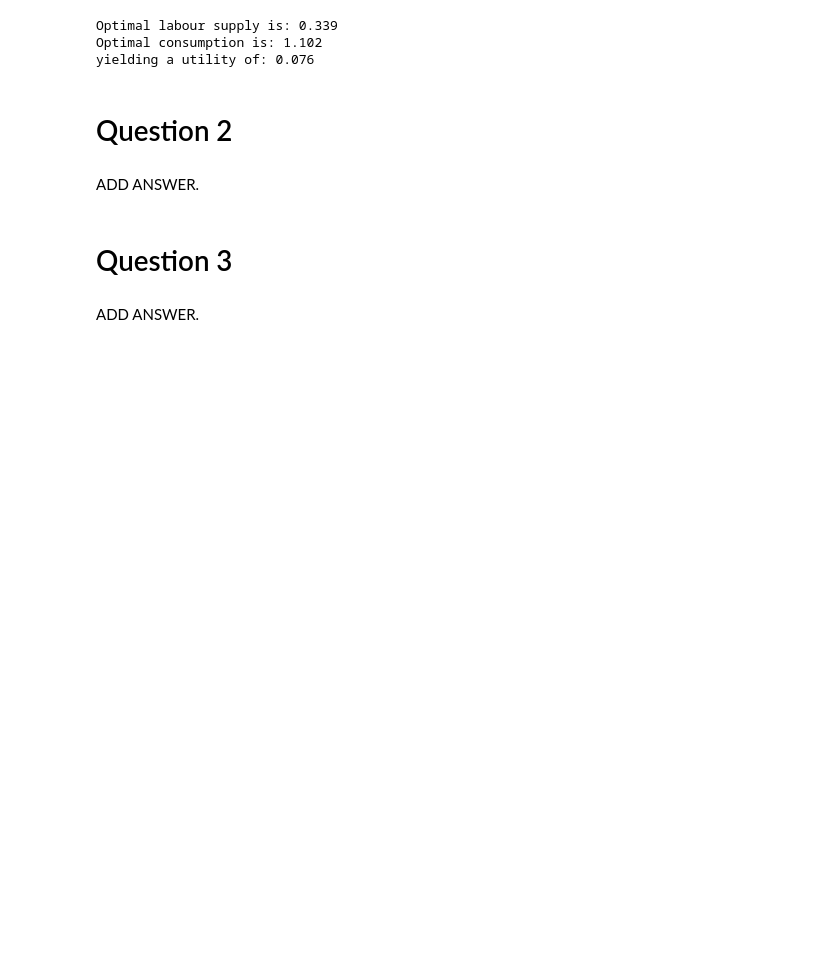
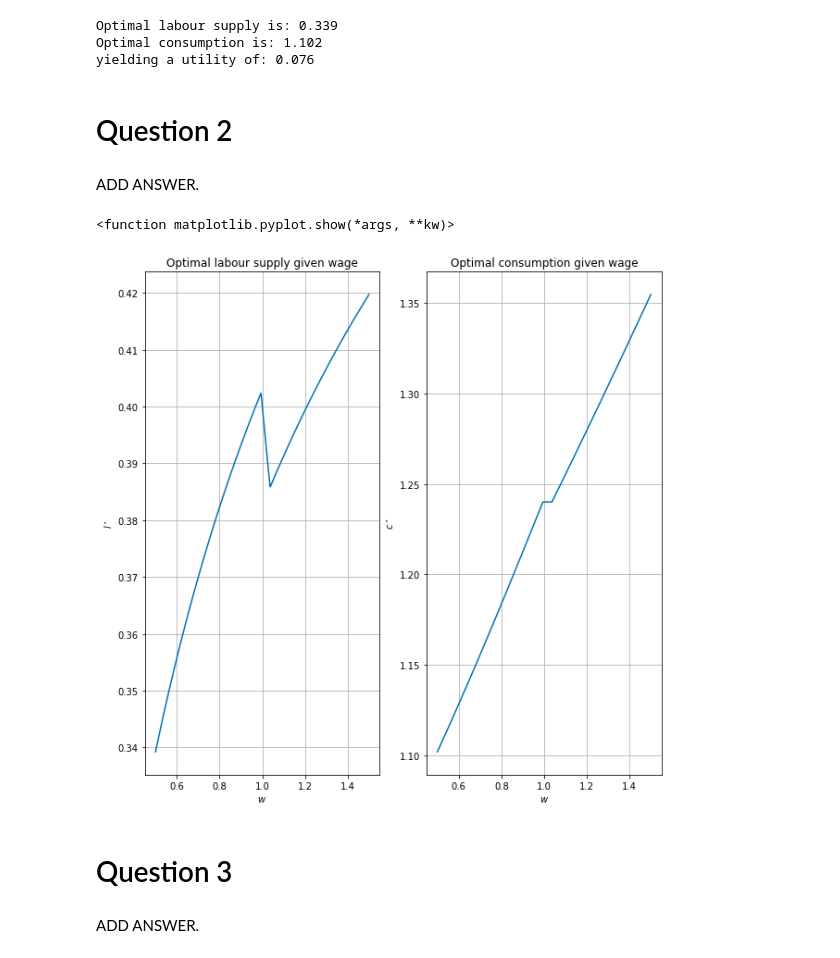
Before and after one commit to Tobiasmk98/projects-2020-group5, a Jupyter notebook: inauguralproject/inauguralproject.ipynb, the cells around one changed output. Drawn from its saved outputs; the diff is of its cells as text; code cells hidden in the pictures; blank space fills up the shorter version.

```diff
--- a/inauguralproject/inauguralproject.ipynb
+++ b/inauguralproject/inauguralproject.ipynb
@@ -97,3 +102,43 @@ ADD ANSWER.
+# %%
+import matplotlib.pyplot as plt
+plt.style.use("seaborn-colorblind")
+
+N=1000
+w_vec=np.linspace(0.5,1.5,N)
+l_vec=np.empty(N)
+c_vec=np.empty(N)
+for i,w in enumerate(w_vec):
+    bundle=optimiser(w,e,v,tau_0,tau_1,kappa,m)
+    l_vec[i]=bundle[0]
+    c_vec[i]=bundle[1]
+
+# a. create a figure
+fig = plt.figure(figsize=(10,10))
+
+# c. left plot
+ax_left = fig.add_subplot(1,2,1)
+
+ax_left.plot(w_vec,l_vec)
+
+ax_left.set_title('Optimal labour supply given wage')
+ax_left.set_xlabel('$w$')
+ax_left.set_ylabel('$l^\star$')
+ax_left.grid(True)
+
+# c. right plot
+ax_right = fig.add_subplot(1,2,2)
+
+ax_right.plot(w_vec,c_vec)
+
+ax_right.set_title('Optimal consumption given wage')
+ax_right.set_xlabel('$w$')
+ax_right.set_ylabel('$c^\star$')
+ax_right.grid(True)
+
+plt.show
+# %% [output]
+<function matplotlib.pyplot.show(*args, **kw)>
+[figure, added]
 # %% [markdown]
 # Question 3
 # %% [markdown]
```
Also changed, not shown: parts of 5 cells of this notebook.
